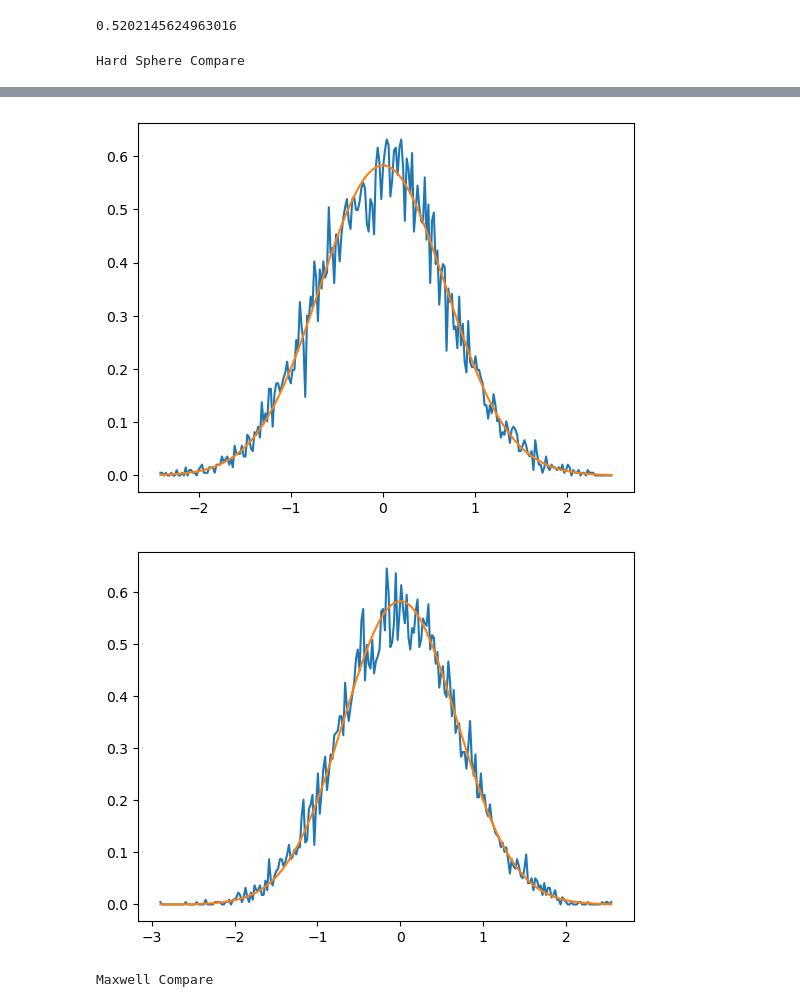
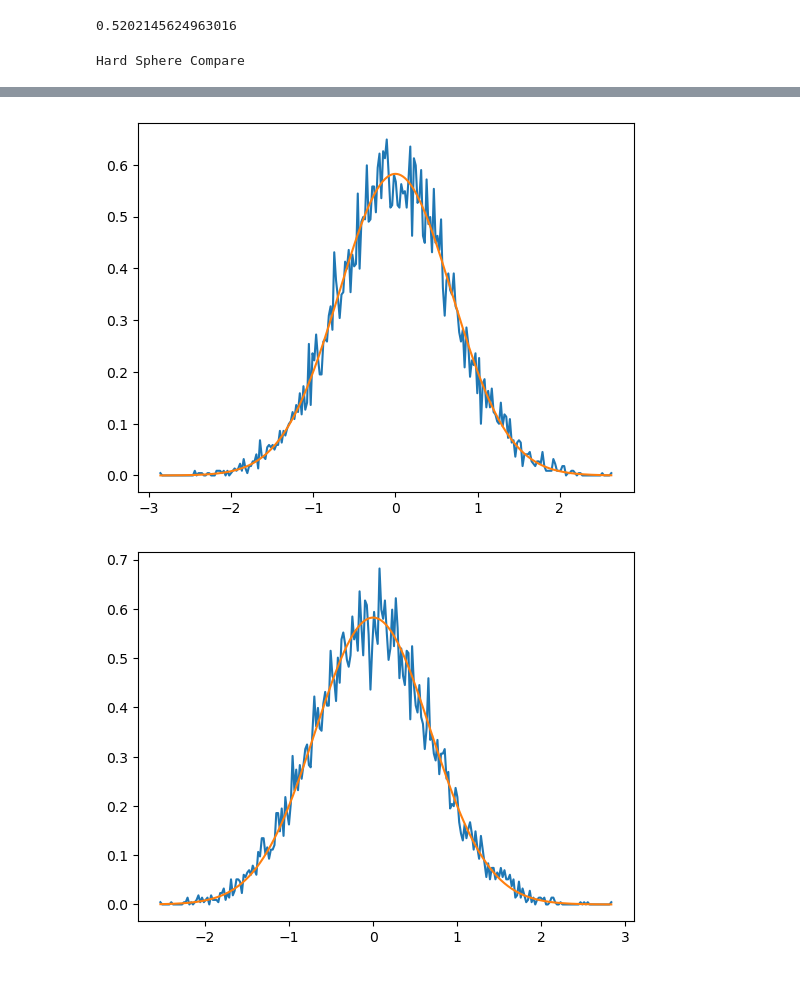
Before and after one commit to gsgall/salamander, a Jupyter notebook: bgk-problem/setup.ipynb, the cells around one changed output, grey strips where cells are left out. Cells and saved outputs as stored; diff of their text form; code cells hidden in the pictures.

```diff
--- a/bgk-problem/setup.ipynb
+++ b/bgk-problem/setup.ipynb
@@ -134,8 +137,9 @@ def compareToAnswer(filepath, t, T_0s, T_eq, m, relaxation_rate):
 # %%
 T_0s = [T_0, T_12, T_12]
 print("Hard Sphere Compare")
-compareToAnswer(f"testing_csv_distribution_0100.csv", 100 * dt_hard_sphere, T_0s, T_eq, m, hard_sphere_relaxation_rate)
-print("Maxwell Compare")
-compareToAnswer(f"testing_csv_distribution_0100.csv", 100 * dt_maxwell, T_0s, T_eq, m, maxwell_alpha)
+time_step = 100
+# compareToAnswer(f"testing_csv_distribution_0600.csv", 100 * dt_hard_sphere, T_0s, T_eq, m, hard_sphere_relaxation_rate)
+# print("Maxwell Compare")
+compareToAnswer(f"testing_csv_distribution_{time_step:04}.csv", time_step * dt_maxwell, T_0s, T_eq, m, maxwell_alpha)
 # %% [output]
 Hard Sphere Compare
@@ -143,3 +147,2 @@ Hard Sphere Compare
-[figure, old version]
+[figure, new version]
-[figure, old version]
+[figure, new version]
-Maxwell Compare
```
Also changed, not shown: parts of 2 cells of this notebook, 17 other files.
